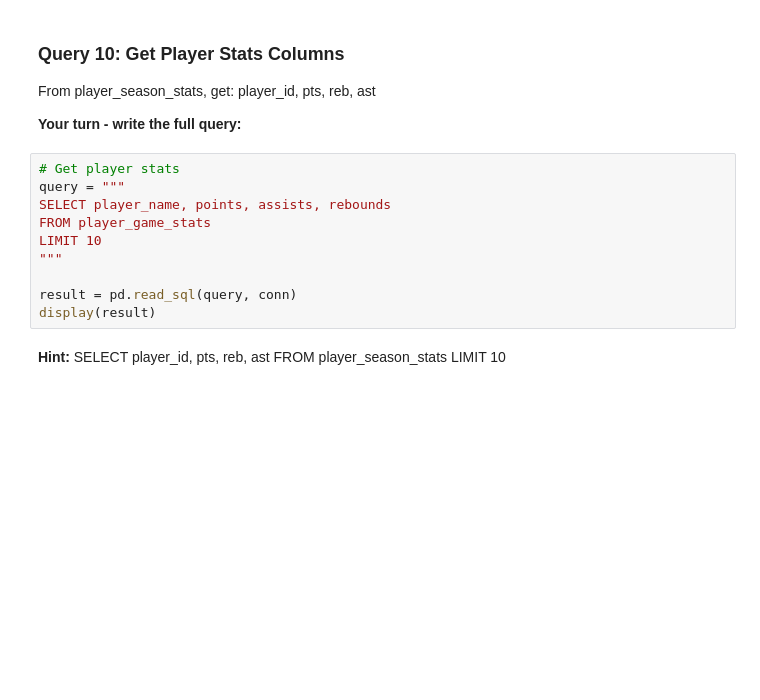
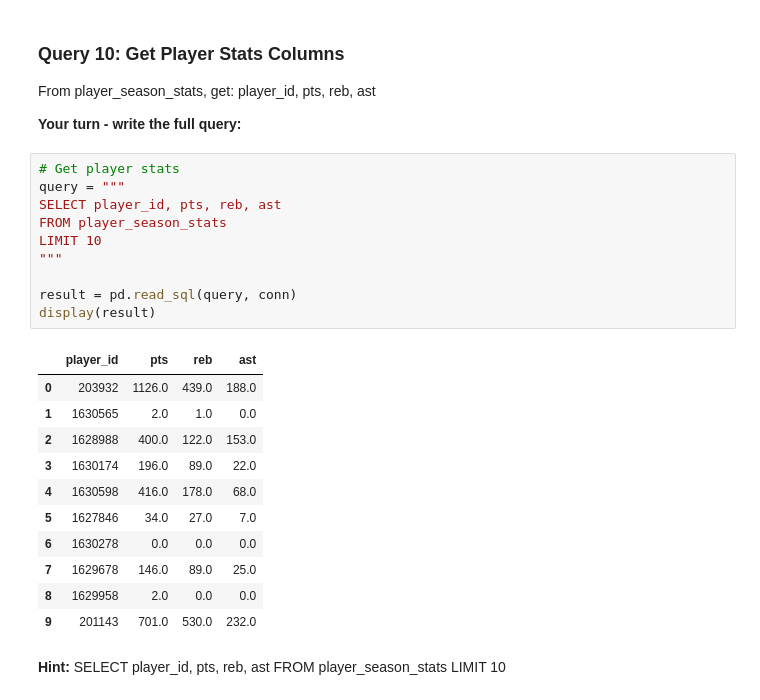
Before and after one commit to edusute/Assignment-Repo, a Jupyter notebook: ai04a tasks/ai04aPart1Tasks.ipynb, the cells around one changed output. Drawn from its saved outputs; the diff is of its cells as text; blank space fills up the shorter version.

```diff
--- a/ai04a tasks/ai04aPart1Tasks.ipynb
+++ b/ai04a tasks/ai04aPart1Tasks.ipynb
@@ -252,13 +337,25 @@ From player_season_stats, get: player_id, pts, reb, ast
 # %%
 # Get player stats
 query = """
-SELECT player_name, points, assists, rebounds
-FROM player_game_stats
+SELECT player_id, pts, reb, ast
+FROM player_season_stats
 LIMIT 10
 """
 
 result = pd.read_sql(query, conn)
 display(result)
+# %% [output]
+|  | player_id | pts | reb | ast |
+| 0 | 203932 | 1126.0 | 439.0 | 188.0 |
+| 1 | 1630565 | 2.0 | 1.0 | 0.0 |
+| 2 | 1628988 | 400.0 | 122.0 | 153.0 |
+| 3 | 1630174 | 196.0 | 89.0 | 22.0 |
+| 4 | 1630598 | 416.0 | 178.0 | 68.0 |
+| 5 | 1627846 | 34.0 | 27.0 | 7.0 |
+| 6 | 1630278 | 0.0 | 0.0 | 0.0 |
+| 7 | 1629678 | 146.0 | 89.0 | 25.0 |
+| 8 | 1629958 | 2.0 | 0.0 | 0.0 |
+| 9 | 201143 | 701.0 | 530.0 | 232.0 |
 # %% [markdown]
 **Hint:** SELECT player_id, pts, reb, ast FROM player_season_stats LIMIT 10
 # %% [markdown]
```
Also changed, not shown: parts of 24 cells of this notebook, 5 other files.
